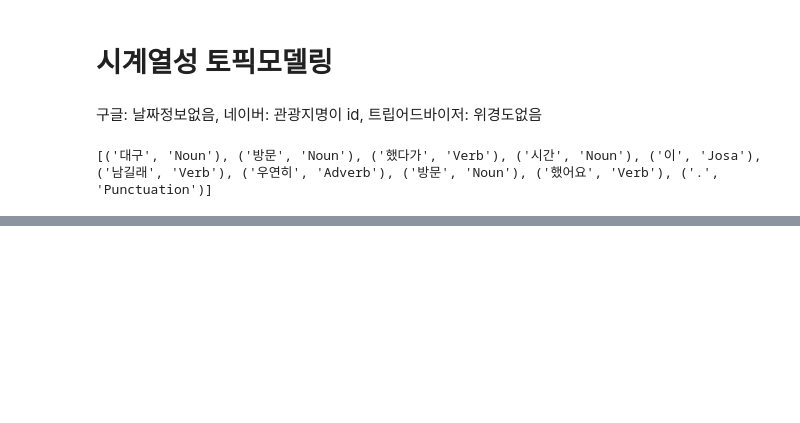
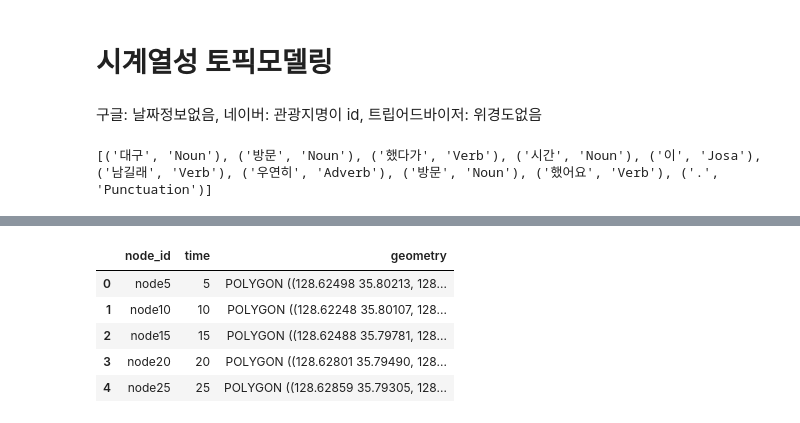
Before and after one commit to 00ddya3/dip_intern, a Jupyter notebook: sincheon/03toursight/sight31.ipynb, the cells around one changed output, grey strips where cells are left out. Saved outputs shown, nothing was run; the diff lists cells and outputs as text; code cells hidden in the pictures; blank space fills up the shorter version.

```diff
--- a/sincheon/sight31.ipynb
+++ b/sincheon/03toursight/sight31.ipynb
@@ -323,0 +352,40 @@ print(okt.pos(msg))
+# %%
+#신천 영향권 데이터 gdf로 만들기
+L_name=['node5', 'node10', 'node15', 'node20', 'node25']
+L_time = [5, 10, 15, 20, 25]
+
+final_df = pd.DataFrame()
+
+for i in range(5) :
+
+    name=L_name[i]
+    df_name = './node_csv/' + name + '_4326.csv'
+    df = pd.read_csv(df_name)
+    df = gpd.GeoDataFrame(df)
+
+    df['lon'] = df['lon'].astype(float)
+    df['lat'] = df['lat'].astype(float)
+
+    df['geometry'] = df.apply(lambda row : Point([row['lon'], row['lat']]), axis=1)
+    df = gpd.GeoDataFrame(df[['osmid', 'color', 'street_cou', 'geometry']], geometry='geometry', crs = 'epsg:4326')
+
+    #추출된 df의 점들로 폴리곤 생성, 경계값만 가져와서 저장
+    poly = Polygon(Polygon(MultiPoint([[p.x, p.y] for p in df.geometry]).convex_hull).exterior)
+
+    #특정 색상값이 나타내는 시간
+    time = L_time[i]
+
+    #전체 통합
+    final_df = final_df.append(pd.DataFrame([name, time, poly]).T, ignore_index=True)
+
+
+final_df.columns=['node_id', 'time', 'geometry']
+final_gdf = gpd.GeoDataFrame(final_df, geometry='geometry', crs='epsg:4326')
+final_gdf
+# %% [output]
+|  | node_id | time | geometry |
+| 0 | node5 | 5 | POLYGON ((128.62498 35.80213, 128... |
+| 1 | node10 | 10 | POLYGON ((128.62248 35.80107, 128... |
+| 2 | node15 | 15 | POLYGON ((128.62488 35.79781, 128... |
+| 3 | node20 | 20 | POLYGON ((128.62801 35.79490, 128... |
+| 4 | node25 | 25 | POLYGON ((128.62859 35.79305, 128... |
```
Also changed, not shown: parts of 6 cells of this notebook, 20 other files.
